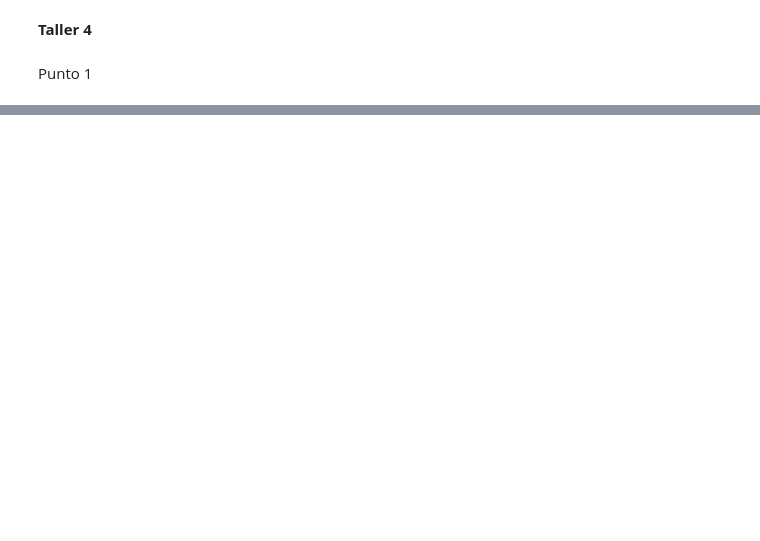
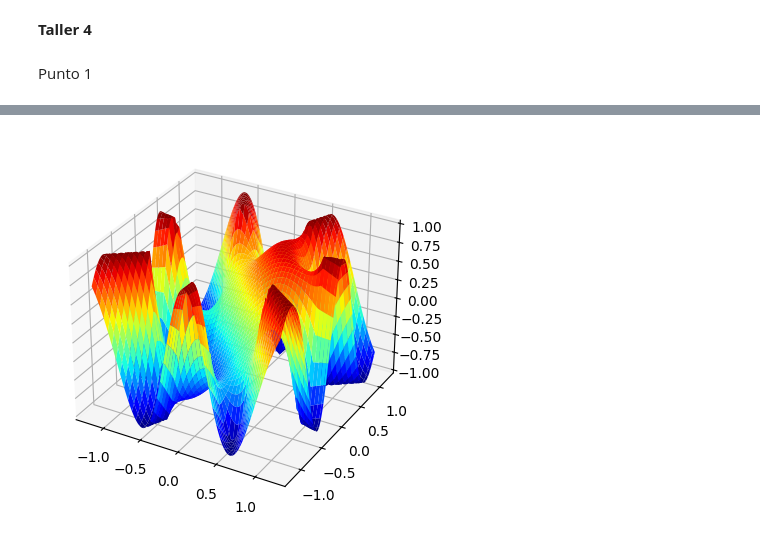
Before and after one commit to EstebanFuentesS/Metodos-Computacionales-2, a Jupyter notebook: Taller4.ipynb, the cells around one changed output, grey strips where cells are left out. Cells and saved outputs as stored; diff of their text form; code cells hidden in the pictures; blank space fills up the shorter version.

Commit message:
Bono Punto 1 Taller 4

```diff
--- a/Taller4.ipynb
+++ b/Taller4.ipynb
@@ -72,2 +73,19 @@ La función convergió en la iteración 2291
 [figure]
 [figure]
+# %%
+#EXTRA Punto 1
+metadata = dict(title="Muestra Solucíon Animada", artist="Yo")
+writer = FFMpegFileWriter(fps=60, metadata=metadata)
+
+fig = plt.figure()
+ax = fig.add_subplot(projection="3d")
+ax.plot_surface(X, Y, grilla_nueva, cmap="jet")
+azimo = 300
+with writer.saving(fig, "Muestra de solución.mp4", 200):
+    for i in range(360*2):
+        ax.view_init(elev=30, azim=azimo, roll=0)
+        azimo += 0.50
+
+        writer.grab_frame()
+# %% [output]
+[figure, added]
```
Also changed, not shown: parts of 2 cells of this notebook, 1 other file.
